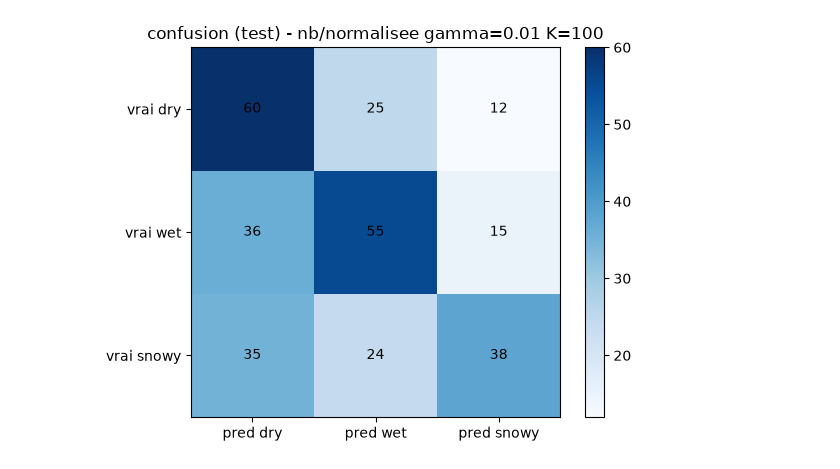
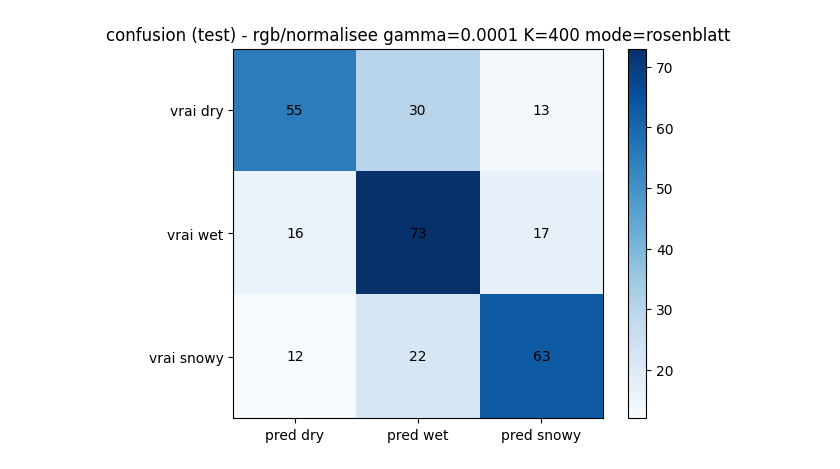
Before and after one commit to Riavaas/PA3-3IABD1-JAEM, a Jupyter notebook: models/rbf/notebook_rbf.ipynb, the cells around one changed output. Cells and saved outputs as stored; diff of their text form; code cells hidden in the pictures.

Commit message:
rbf : ros., pocket, notebook, shuffle, multi seed, suivi

```diff
--- a/models/rbf/notebook_rbf.ipynb
+++ b/models/rbf/notebook_rbf.ipynb
@@ -1,18 +1,18 @@
 # %%
-# parametres a changer
-variante = "nb"                   # "rgb", "nb", "contours"
-normalisation = "normalisee"      # "normalisee" ou "non_normalisee"
-gamma = 0.01                      # largeur des gaussiennes : phi = e^(-gamma * distance^2)
-nb_centres = 100                  # K du kmeans (moins de centres = modele plus simple)
-seed = 42                         # graine pour le kmeans (init aleatoire des centres)
-
-#  sur rgb (d=49152) c'est ~10x plus lent que nb, prevoir 1-2 min par run
+variante = "rgb"                   # rgb nb contours
+normalisation = "normalisee"      #normalisee non_normalisee
+gamma = 0.0001                      # largeur gaussiennes phi = e^(-gamma * distance^2)
+nb_centres = 400                  # K  kmeans 200
+seed = 67
+mode = "rosenblatt"
+epochs = 300                      # pour roseblatt
+lr = 0.01                          # idem
 # %%
-# compile rbf.cpp puis lance le binaire
+# compile rbf.cpp & lance
 import subprocess
 from pathlib import Path
 
-# on remonte jusqu'a la racine du projet (le dossier qui contient preprocessing)
+
 racine = Path.cwd()
 while racine != racine.parent and not (racine / "preprocessing").exists():
     racine = racine.parent
@@ -21,22 +21,23 @@ dossier_rbf = racine / "models" / "rbf"
 chemin_cpp = dossier_rbf / "rbf.cpp"
 chemin_exec = dossier_rbf / "rbf"
 
-# -I dossier_rbf pour trouver eigen-5.0.0, -O2 sinon c'est trop lent
+# -I dossier_rbf pour trouver eigen-5.0.0, -O2 sinon c'est trop lent hihi
 subprocess.check_call(["g++", "-O2", "-std=c++17", str(chemin_cpp), "-o", str(chemin_exec), "-I", str(dossier_rbf)], cwd=str(racine))
 
-def lancer_rbf(variante, normalisation, gamma, nb_centres, seed):
+def lancer_rbf(variante, normalisation, gamma, nb_centres, seed, mode="rosenblatt", epochs=100, lr=0.1):
     base = racine / "datasets" / "transformed" / variante / normalisation
     cmd = [
         str(chemin_exec),
         str(base / "X_train.f32bin"), str(base / "y_train.i32bin"),
         str(base / "X_test.f32bin"), str(base / "y_test.i32bin"),
         str(gamma), str(nb_centres), str(seed),
+        mode, str(epochs), str(lr),
     ]
     return subprocess.check_output(cmd, text=True, cwd=str(racine))
 
-sortie = lancer_rbf(variante, normalisation, gamma, nb_centres, seed)
-# on n'affiche pas les lignes "kmeans iteration" (juste du bruit)
+sortie = lancer_rbf(variante, normalisation, gamma, nb_centres, seed, mode, epochs, lr)
+
 for ligne in sortie.splitlines():
-    if not ligne.startswith("kmeans iteration"):
+    if not ligne.startswith("kmeans iteration") and not ligne.startswith("epoch"):
         print(ligne)
 # %% [output]
@@ -54,18 +56,25 @@ def parser_sortie(sortie):
     acc_train = None
     acc_test = None
     confusion = None
+    epochs_train = []   # courbe par epoch
+    epochs_test = []
     lignes = sortie.strip().splitlines()
     for i, ligne in enumerate(lignes):
+        if ligne.startswith("epoch"):
+            morceaux = ligne.split()   # epoch <e> train <acc> test <acc>
+            epochs_train.append(float(morceaux[3]))
+            epochs_test.append(float(morceaux[5]))
         if ligne.startswith("acc train"):
             acc_train = float(ligne.split()[2])
         if ligne.startswith("acc test"):
             acc_test = float(ligne.split()[2])
         if ligne.strip() == "confusion":
             confusion = [[int(x) for x in lignes[i + 1 + j].split()] for j in range(3)]
-    return acc_train, acc_test, confusion
+    return acc_train, acc_test, confusion, epochs_train, epochs_test
 
-acc_train, acc_test, confusion = parser_sortie(sortie)
+acc_train, acc_test, confusion, epochs_train, epochs_test = parser_sortie(sortie)
 print("acc train:", acc_train)
 print("acc test :", acc_test)
 print("confusion:", confusion)
+print("nb epochs effectues:", len(epochs_train))
 # %% [output]
@@ -75,16 +102,16 @@ confusion: [[60, 25, 12], [36, 55, 15], [35, 24, 38]]
 # %%
 # matrice confusion test
 import matplotlib.pyplot as plt
 
 plt.imshow(confusion, cmap="Blues")
 plt.colorbar()
 plt.xticks([0, 1, 2], ["pred dry", "pred wet", "pred snowy"])
 plt.yticks([0, 1, 2], ["vrai dry", "vrai wet", "vrai snowy"])
 for i in range(3):
     for j in range(3):
         plt.text(j, i, confusion[i][j], ha="center", va="center")
-plt.title(f"confusion (test) - {variante}/{normalisation} gamma={gamma} K={nb_centres}")
+plt.title(f"confusion (test) - {variante}/{normalisation} gamma={gamma} K={nb_centres} mode={mode}")
 plt.show()
 # %% [output]
-[figure, old version]
+[figure, new version]
 # %%
```
Also changed, not shown: parts of 7 cells of this notebook, 2 other files.
